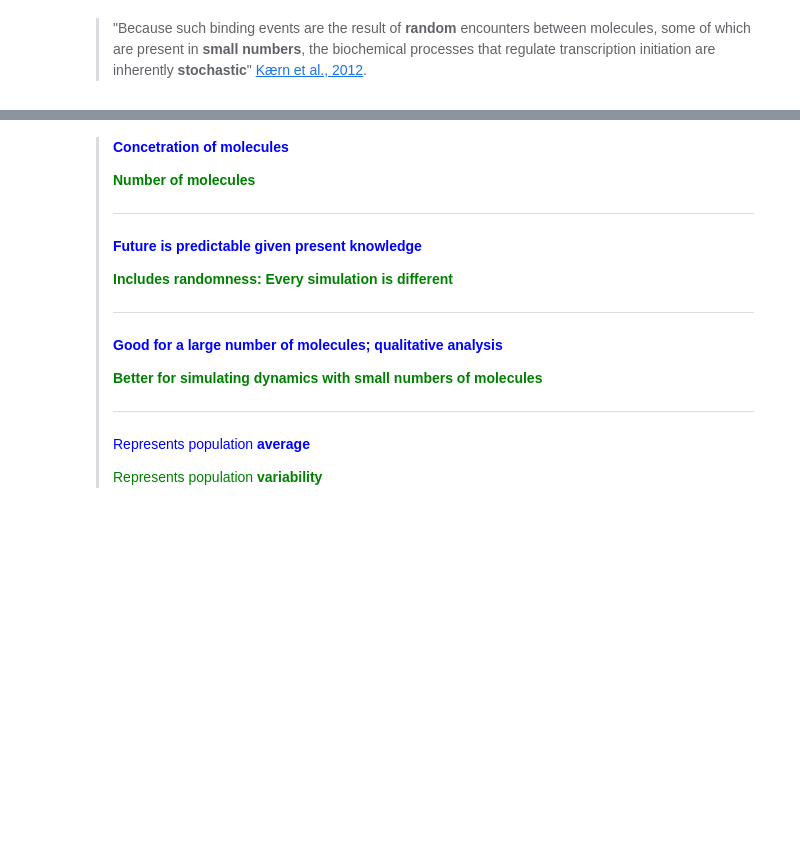
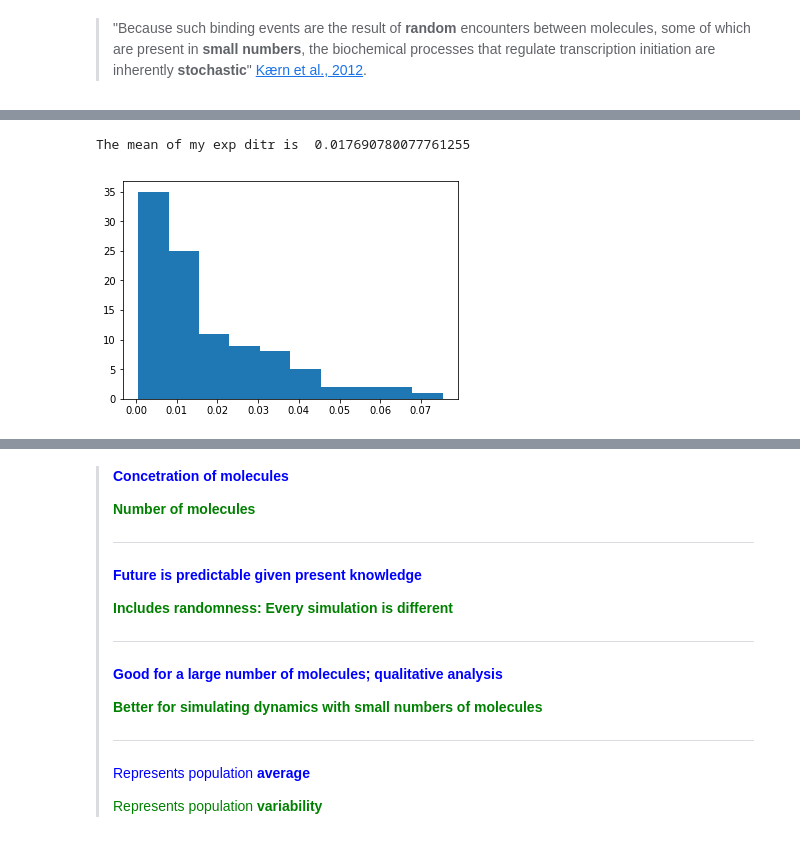
Before and after one commit to ThierryMondeel/Systems_Biology_FBA_tutorial, a Jupyter notebook: Stochastic_tutorials/Tutorial.ipynb, the cells around one changed output, grey strips where cells are left out. Cells and saved outputs as stored; diff of their text form; code cells hidden in the pictures; blank space fills up the shorter version.

```diff
--- a/Stochastic_tutorials/Tutorial.ipynb
+++ b/Stochastic_tutorials/Tutorial.ipynb
@@ -113,3 +123,16 @@ inherently **stochastic**" [Kærn et al., 2012](http://collinslab.mit.edu/files/
+# %%
+my_exp_distr = []
+my_Uni_distr = []
+my_poisson_distr = []
+
+for i in range(100):
+    my_exp_distr.append(random.expovariate(50))
+
+print('The mean of my exp ditr is ', np.mean(my_exp_distr))
+plt.hist(my_exp_distr);
+# %% [output]
+The mean of my exp ditr is  0.017690780077761255
+[figure, added]
 # %% [markdown]
 ## <span a style="color:blue">**Deterministic** </span> vs <span a style="color:green">**Stochastic** </span>
 
```
Also changed, not shown: parts of 13 cells of this notebook.
